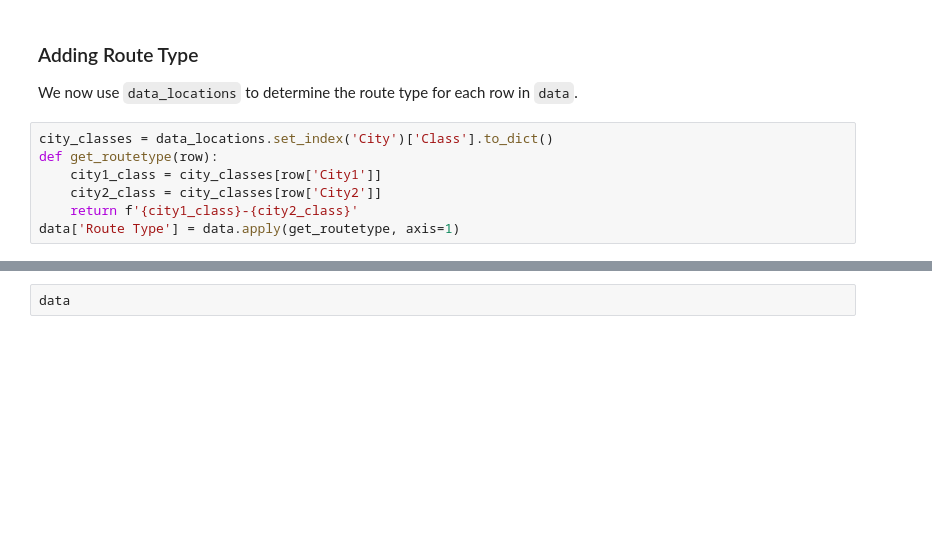
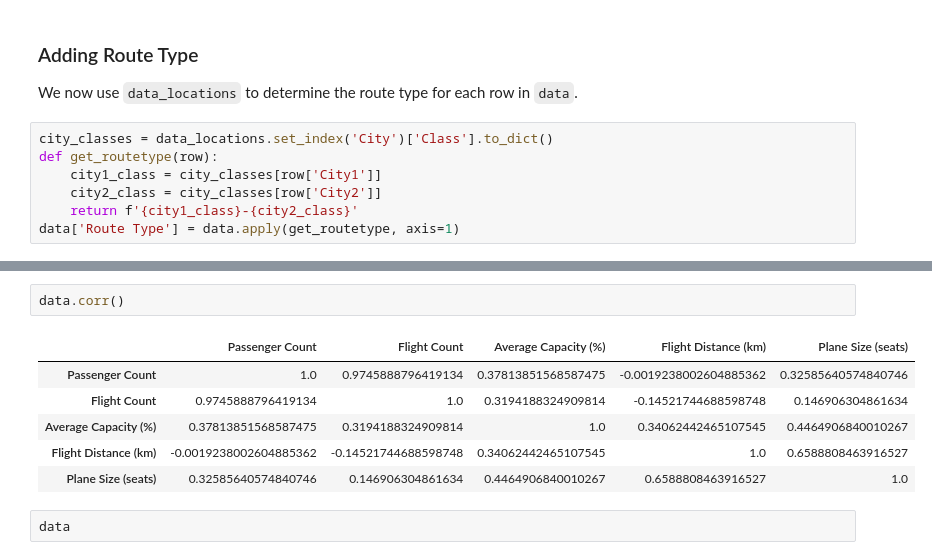
Before and after one commit to Ethan232187/Data-Visualisation-2, a Jupyter notebook: Data_Processing.ipynb, the cells around one changed output, grey strips where cells are left out. Cells and saved outputs as stored; diff of their text form; blank space fills up the shorter version.

```diff
--- a/Data_Processing.ipynb
+++ b/Data_Processing.ipynb
@@ -212,5 +176,14 @@ Capitol-Metro       21
 Metro-Metro          1
 Name: Route Type, dtype: int64
+# %%
+data.corr()
+# %% [output]
+|  | Passenger Count | Flight Count | Average Capacity (%) | Flight Distance (km) | Plane Size (seats) |
+| Passenger Count | 1.0 | 0.9745888796419134 | 0.37813851568587475 | -0.0019238002604885362 | 0.32585640574840746 |
+| Flight Count | 0.9745888796419134 | 1.0 | 0.3194188324909814 | -0.14521744688598748 | 0.146906304861634 |
+| Average Capacity (%) | 0.37813851568587475 | 0.3194188324909814 | 1.0 | 0.34062442465107545 | 0.4464906840010267 |
+| Flight Distance (km) | -0.0019238002604885362 | -0.14521744688598748 | 0.34062442465107545 | 1.0 | 0.6588808463916527 |
+| Plane Size (seats) | 0.32585640574840746 | 0.146906304861634 | 0.4464906840010267 | 0.6588808463916527 | 1.0 |
 # %%
 data
 # %% [output]
```
Also changed, not shown: parts of 8 cells of this notebook, 14 other files.
